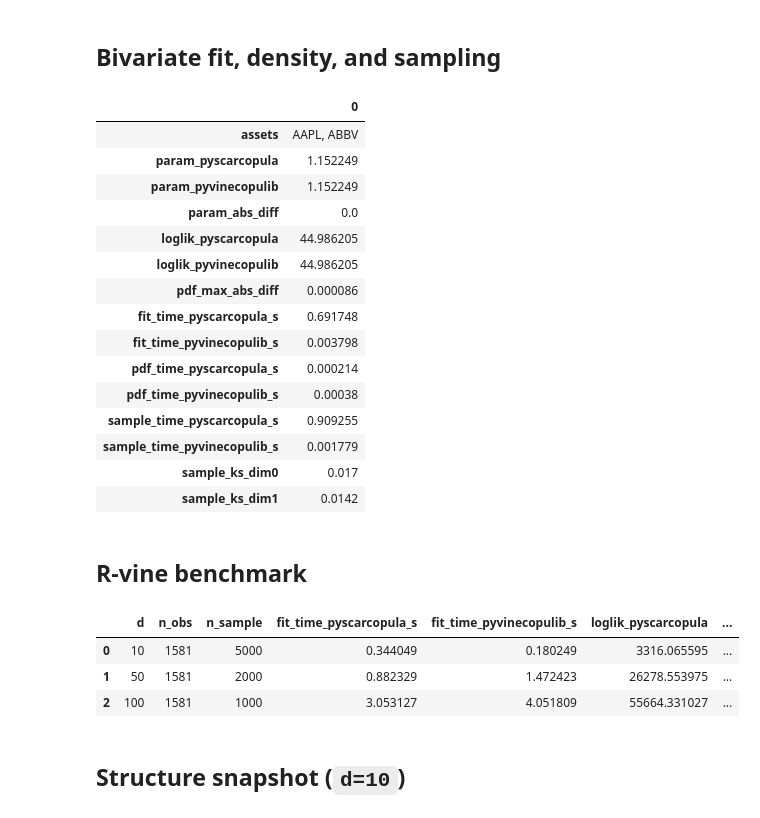
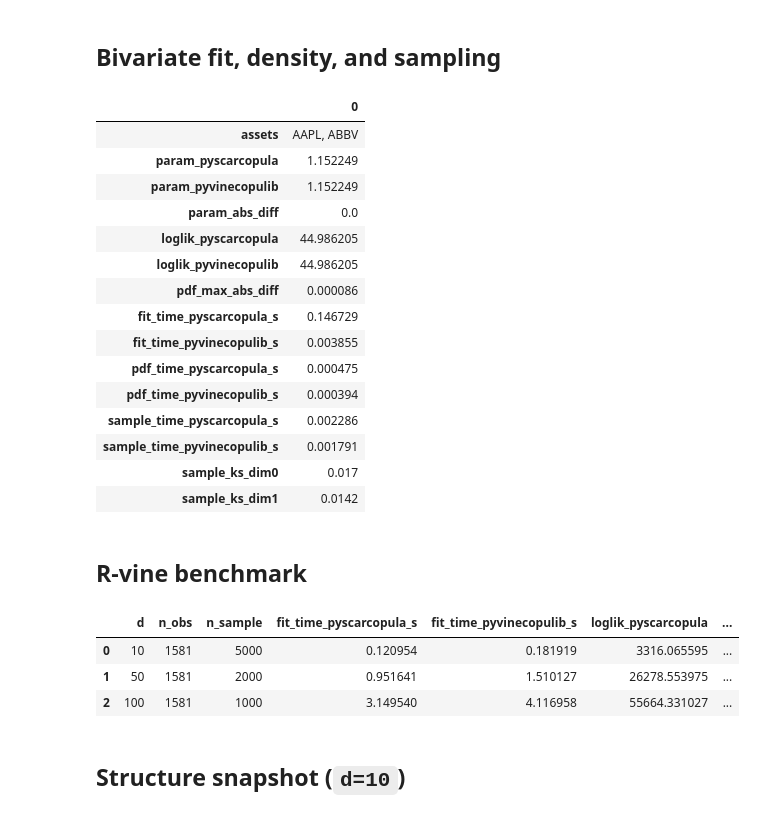
Before and after one commit to AANovokhatskiy/pyscarcopula, a Jupyter notebook: examples/06_pyvinecopulib_comparison.ipynb, the cells around one changed output. Drawn from its saved outputs; the diff is of its cells as text; code cells hidden in the pictures.

```diff
--- a/examples/05_pyvinecopulib_comparison.ipynb
+++ b/examples/06_pyvinecopulib_comparison.ipynb
@@ -16,10 +16,6 @@ from pyscarcopula import GumbelCopula, RVineCopula
 # %% [markdown]
 ## Data and controls
 # %%
-DATA_DIR = Path('data')
-if not DATA_DIR.exists():
-    DATA_DIR = Path('..') / 'data'
-
 DIMS = [10, 50, 100]
 TRUNCATION_LEVEL = 2
 N_SAMPLE_BY_DIM = {10: 5000, 50: 2000, 100: 1000}
@@ -28,19 +24,26 @@ SEED = 2026
 PV_FAMILY = pv.BicopFamily.gumbel
 PV_ROTATION = 0
 
-prices = pd.read_csv(DATA_DIR / 'sp500_yfinance_2020_prices.csv', parse_dates=['Date']).set_index('Date')
-prices = prices.apply(pd.to_numeric, errors='coerce')
-prices = prices.dropna(axis=1, thresh=int(0.95 * len(prices))).ffill().dropna()
+DATA_DIR = Path("data") if Path("data").exists() else Path("..") / "data"
+prices = pd.read_csv(
+    DATA_DIR / "sp500_yfinance_2020_prices.csv",
+    parse_dates=["Date"],
+).set_index("Date")
+prices = prices.apply(pd.to_numeric, errors="coerce")
+prices = prices.dropna(
+    axis=1, thresh=int(0.95 * len(prices))
+).ffill().dropna()
 returns = np.log(prices / prices.shift(1)).dropna()
 assets = list(returns.columns)
 available_dims = [d for d in DIMS if d <= len(assets)]
 
-print(f'Prices: {prices.shape[0]} rows, {prices.shape[1]} assets')
-print(f'Returns: {returns.shape[0]} rows, {returns.shape[1]} assets')
-print('Benchmark dimensions:', available_dims)
+print(f"Returns: {returns.shape[0]} rows, {returns.shape[1]} assets")
+print("Benchmark dimensions:", available_dims)
 
 
 def dataset_for_dim(d):
     cols = assets[:d]
-    return np.asarray(pobs(returns[cols].values), dtype=np.float64), cols
+    return np.asarray(
+        pobs(returns[cols].values), dtype=np.float64
+    ), cols
 # %% [output]
@@ -50,14 +52,14 @@ Benchmark dimensions: [10, 50, 100]
 # %% [markdown]
 ## Helpers
 # %%
+def timed(function):
+    started = perf_counter()
+    result = function()
+    return result, perf_counter() - started
+
+
 def as_fortran(u):
     return np.asarray(u, dtype=np.float64, order='F')
-
-
-def timed(fn):
-    t0 = time.perf_counter()
-    out = fn()
-    return out, time.perf_counter() - t0
 
 
 def ps_fixed_copulas(d):
@@ -149,44 +151,44 @@ ps_pdf, ps_pdf_t = timed(lambda: np.exp(ps_bi.log_pdf(
 )))
 pv_pdf, pv_pdf_t = timed(lambda: pv_bi.pdf(as_fortran(u2)))
 
-ps_sample, ps_sample_t = timed(lambda: ps_bi.sample(
-    5000, r=ps_result.copula_param, rng=np.random.default_rng(SEED)
+ps_sample, ps_sample_t = timed(lambda: ps_bi.sample_at_parameter(
+    5000, ps_result.copula_param, rng=np.random.default_rng(SEED)
 ))
 pv_sample, pv_sample_t = timed(lambda: pv_bi.simulate(5000, seeds=[SEED]))
 
 pv_param = float(np.asarray(pv_bi.parameters, dtype=float).ravel()[0])
 pd.DataFrame([{
     'assets': ', '.join(cols2),
     'param_pyscarcopula': float(ps_result.copula_param),
     'param_pyvinecopulib': pv_param,
     'param_abs_diff': abs(float(ps_result.copula_param) - pv_param),
     'loglik_pyscarcopula': ps_result.log_likelihood,
     'loglik_pyvinecopulib': pv_bi.loglik(as_fortran(u2)),
     'pdf_max_abs_diff': float(np.max(np.abs(ps_pdf - pv_pdf))),
     'fit_time_pyscarcopula_s': ps_fit_t,
     'fit_time_pyvinecopulib_s': pv_fit_t,
     'pdf_time_pyscarcopula_s': ps_pdf_t,
     'pdf_time_pyvinecopulib_s': pv_pdf_t,
     'sample_time_pyscarcopula_s': ps_sample_t,
     'sample_time_pyvinecopulib_s': pv_sample_t,
     'sample_ks_dim0': stats.ks_2samp(ps_sample[:, 0], pv_sample[:, 0]).statistic,
     'sample_ks_dim1': stats.ks_2samp(ps_sample[:, 1], pv_sample[:, 1]).statistic,
 }]).T
 # %% [output]
 |  | 0 |
 | assets | AAPL, ABBV |
 | param_pyscarcopula | 1.152249 |
 | param_pyvinecopulib | 1.152249 |
 | param_abs_diff | 0.0 |
 | loglik_pyscarcopula | 44.986205 |
 | loglik_pyvinecopulib | 44.986205 |
 | pdf_max_abs_diff | 0.000086 |
-| fit_time_pyscarcopula_s | 0.691748 |
-| fit_time_pyvinecopulib_s | 0.003798 |
-| pdf_time_pyscarcopula_s | 0.000214 |
-| pdf_time_pyvinecopulib_s | 0.00038 |
-| sample_time_pyscarcopula_s | 0.909255 |
-| sample_time_pyvinecopulib_s | 0.001779 |
+| fit_time_pyscarcopula_s | 0.146729 |
+| fit_time_pyvinecopulib_s | 0.003855 |
+| pdf_time_pyscarcopula_s | 0.000475 |
+| pdf_time_pyvinecopulib_s | 0.000394 |
+| sample_time_pyscarcopula_s | 0.002286 |
+| sample_time_pyvinecopulib_s | 0.001791 |
 | sample_ks_dim0 | 0.017 |
 | sample_ks_dim1 | 0.0142 |
 # %% [markdown]
@@ -230,9 +232,9 @@ benchmark = pd.DataFrame(rows)
 benchmark
 # %% [output]
 |  | d | n_obs | n_sample | fit_time_pyscarcopula_s | fit_time_pyvinecopulib_s | loglik_pyscarcopula | ... |
-| 0 | 10 | 1581 | 5000 | 0.344049 | 0.180249 | 3316.065595 | ... |
-| 1 | 50 | 1581 | 2000 | 0.882329 | 1.472423 | 26278.553975 | ... |
-| 2 | 100 | 1581 | 1000 | 3.053127 | 4.051809 | 55664.331027 | ... |
+| 0 | 10 | 1581 | 5000 | 0.120954 | 0.181919 | 3316.065595 | ... |
+| 1 | 50 | 1581 | 2000 | 0.951641 | 1.510127 | 26278.553975 | ... |
+| 2 | 100 | 1581 | 1000 | 3.149540 | 4.116958 | 55664.331027 | ... |
 # %% [markdown]
 ## Structure snapshot (`d=10`)
 # %%
```
Also changed, not shown: parts of 2 cells of this notebook, 8 other files.
